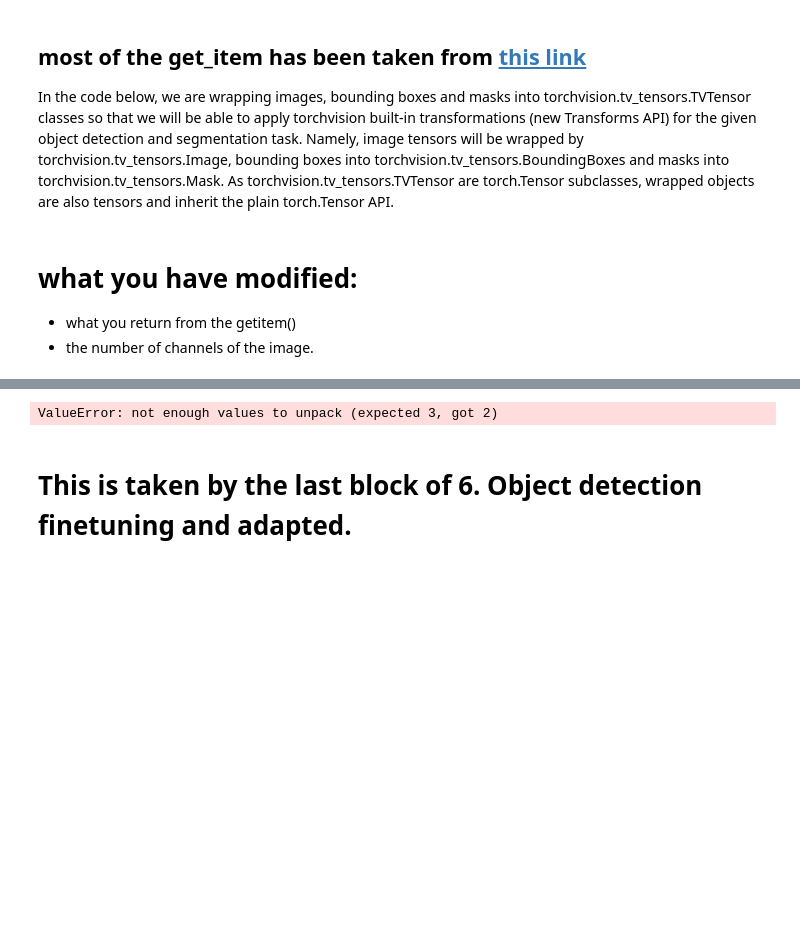
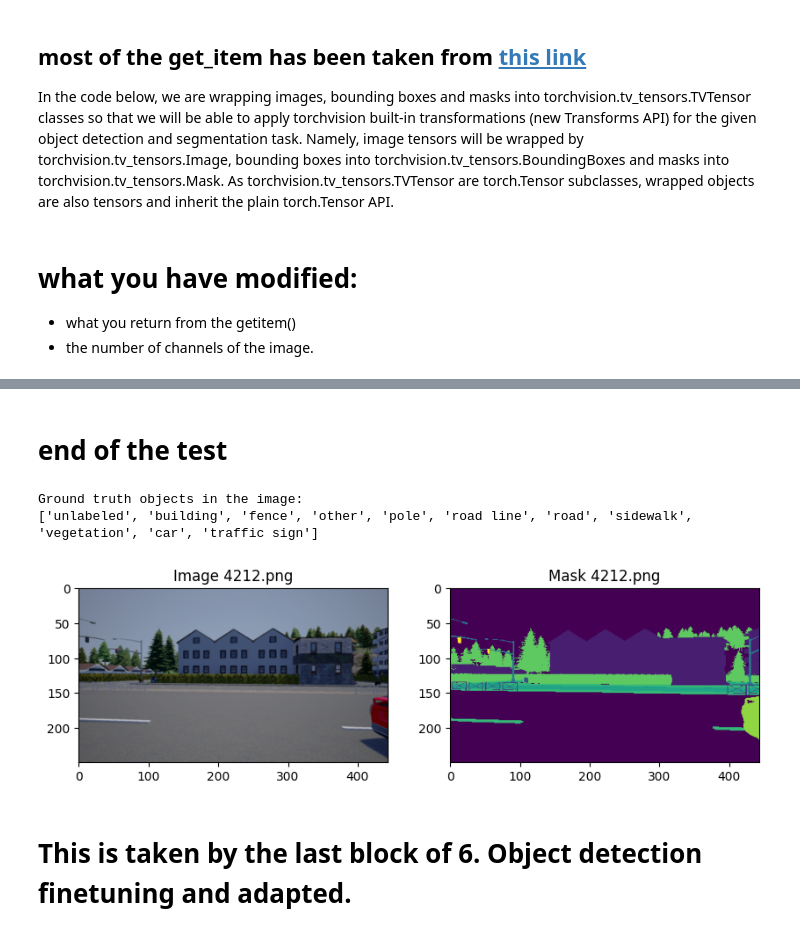
Before and after one commit to cico-rial/Open-Set-Semantic-Segmentation, a Jupyter notebook: main.ipynb, the cells around one changed output, grey strips where cells are left out. Drawn from its saved outputs; the diff is of its cells as text; code cells hidden in the pictures; blank space fills up the shorter version.

Commit message:
Fixed the transformations - should be able to train!

```diff
--- a/main.ipynb
+++ b/main.ipynb
@@ -236,6 +236,7 @@ class StreetHazardsTrain(Dataset):
         }
 
     def __init__(self, split, transforms=None):
+        super().__init__()
         self.split = split
 
         if self.split in ["train", "training"]:
@@ -255,6 +256,17 @@ class StreetHazardsTrain(Dataset):
         img = img[:3, ...]
         mask = read_image(os.path.join(self.mask_root, self.masks[idx]))
         mask -= 1 # i subtract 1 to correct the labels
+
+        # Wrap sample and mask into torchvision tv_tensors:
+        # fundamentals to let the transform module to apply
+        # the transformations together
+        img = tv_tensors.Image(img)
+        mask = tv_tensors.Mask(mask)
+
+        # I immediately apply the transformation, so
+        # i have no problems with transforming the tensors.
+        if self.transforms is not None:
+            mask, img = self.transforms(mask, img)
 
         # instances are encoded as different colors
         obj_ids = torch.unique(mask)
@@ -285,6 +297,7 @@ class StreetHazardsTrain(Dataset):
         img = tv_tensors.Image(img)
 
         target = {}
+        target["mask_image"] = mask # for plotting purposes
         target["boxes"] = tv_tensors.BoundingBoxes(boxes, format="XYXY", canvas_size=F.get_size(img))
         target["boxes"].data = target["boxes"].data.round()
         target["masks"] = tv_tensors.Mask(masks)
@@ -293,10 +306,10 @@ class StreetHazardsTrain(Dataset):
         target["area"] = area
         target["iscrowd"] = iscrowd
 
-        if self.transforms is not None:
-            img, target = self.transforms(img, target)
+        # if self.transforms is not None:
+        #     img, target = self.transforms(img, target)
 
-        return img, target # mask, target
+        return img, target
 
 
     def __len__(self):
@@ -313,0 +329,3 @@ validation_dataset = StreetHazardsTrain(split="validation")
+# %%
+train_dataset = StreetHazardsTrain(split="train", transforms=get_transform(train=True, shape=250))
+validation_dataset = StreetHazardsTrain(split="validation")
@@ -314,19 +409,24 @@ validation_dataset = StreetHazardsTrain(split="validation")
+# %% [markdown]
+# end of the test
 # %%
 faulty_image = "4212.png"
 idx = train_dataset.imgs.index(faulty_image)
 
 # idx = np.random.choice(len_dataset_train, size=None)
 # idx = 0
 
-sample_image, sample_mask, target = train_dataset[idx]
+sample_image, target = train_dataset[idx]
+sample_mask = target['mask_image']
 labels = [StreetHazardsTrain.get_label(label) for label in target['labels'].tolist()]
 
 print("Ground truth objects in the image:")
 print(labels)
 
 plot_sample_image(sample_image, sample_mask, sample_name=train_dataset.get_name(idx))
 # %% [output]
-ValueError: not enough values to unpack (expected 3, got 2)
+Ground truth objects in the image:
+['unlabeled', 'building', 'fence', 'other', 'pole', 'road line', 'road', 'sidewalk', 'vegetation', 'car', 'traffic sign']
+[figure, added]
 # %% [markdown]
 # This is taken by the last block of 6. Object detection finetuning and adapted.
 # %%
```
Also changed, not shown: parts of 16 cells of this notebook.
